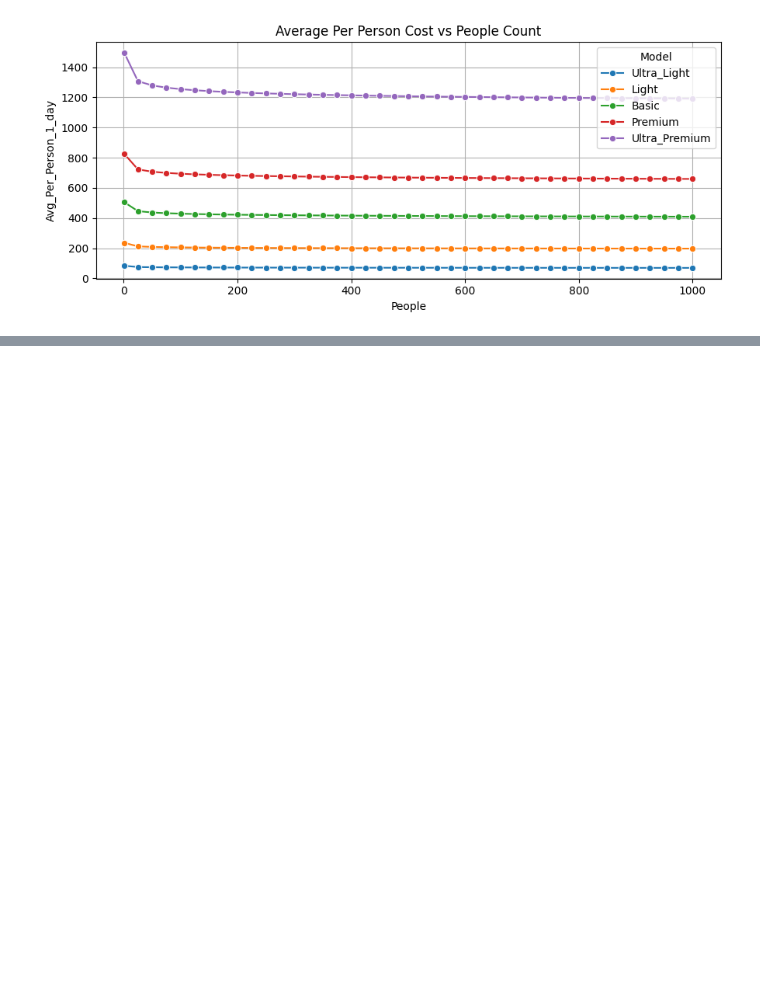
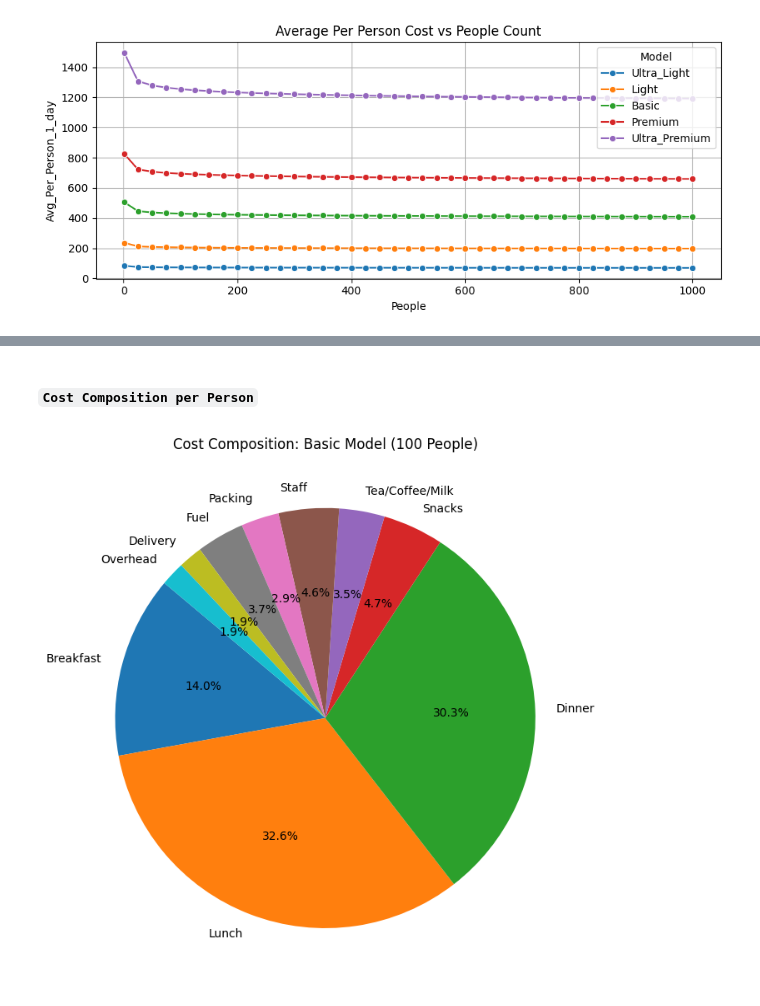
Before and after one commit to deanesh/kitchen-pooling-model, a Jupyter notebook: eda_kitchen_pooling_model.ipynb, the cells around one changed output, grey strips where cells are left out. Drawn from its saved outputs; the diff is of its cells as text; code cells hidden in the pictures; blank space fills up the shorter version.

```diff
--- a/eda_kitchen_pooling_model.ipynb
+++ b/eda_kitchen_pooling_model.ipynb
@@ -95,0 +126,13 @@ plt.show()
+# %% [markdown]
+##### `Cost Composition per Person`
+# %%
+sample = df[(df["Model"] == "Basic") & (df["People"] == 100)].iloc[0]
+category_values = sample[category_cols]
+
+plt.figure(figsize=(7, 8))
+plt.pie(category_values, labels=category_cols, autopct="%1.1f%%", startangle=140)
+plt.title("Cost Composition: Basic Model (100 People)")
+plt.tight_layout()
+plt.show()
+# %% [output]
+[figure, added]
```
Also changed, not shown: parts of 11 cells of this notebook, 1 other file.
